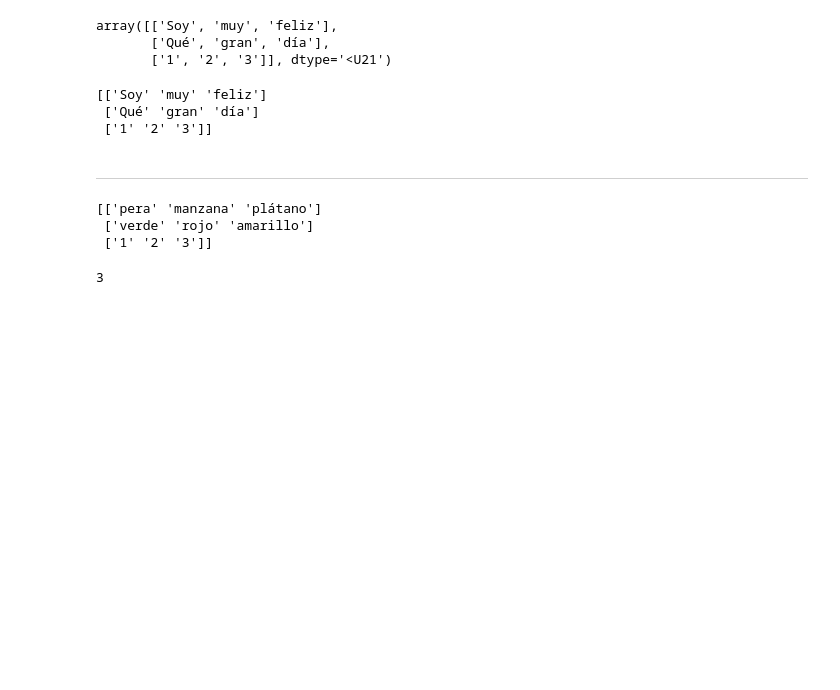
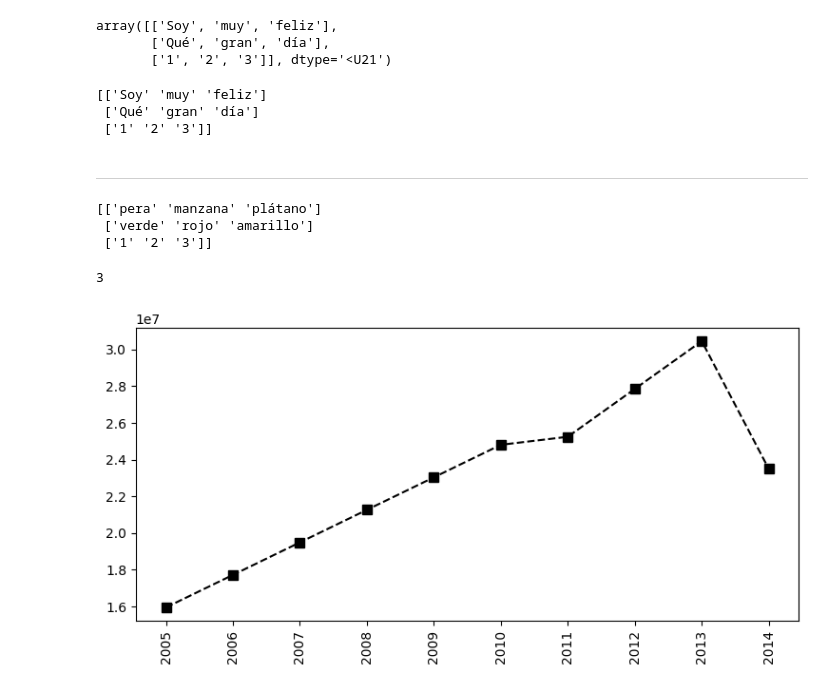
Before and after one commit to Marru73/Ejercicios-Python, a Jupyter notebook: CERTIFICADO IBM/matrices.ipynb, the cells around one changed output. Cells and saved outputs as stored; diff of their text form; code cells hidden in the pictures; blank space fills up the shorter version.

```diff
--- a/CERTIFICADO IBM/matrices.ipynb
+++ b/CERTIFICADO IBM/matrices.ipynb
@@ -267,3 +267,14 @@ print(matriz1)
 print(matriz1[2,2])
 # %% [output]
 3
+# %%
+import matplotlib.pyplot as plt
+import numpy as np
+%matplotlib inline
+plt.rcParams['figure.figsize']=9,4
+# %%
+plt.plot(sueldo[0], c='Black', ls='--', marker='s', ms=7, label=jugadores[0])
+plt.xticks(list(range(0,10)), temporadas, rotation='vertical')
+plt.show()
+# %% [output]
+[figure, added]
```
Also changed, not shown: parts of 12 cells of this notebook, 1 other file.
